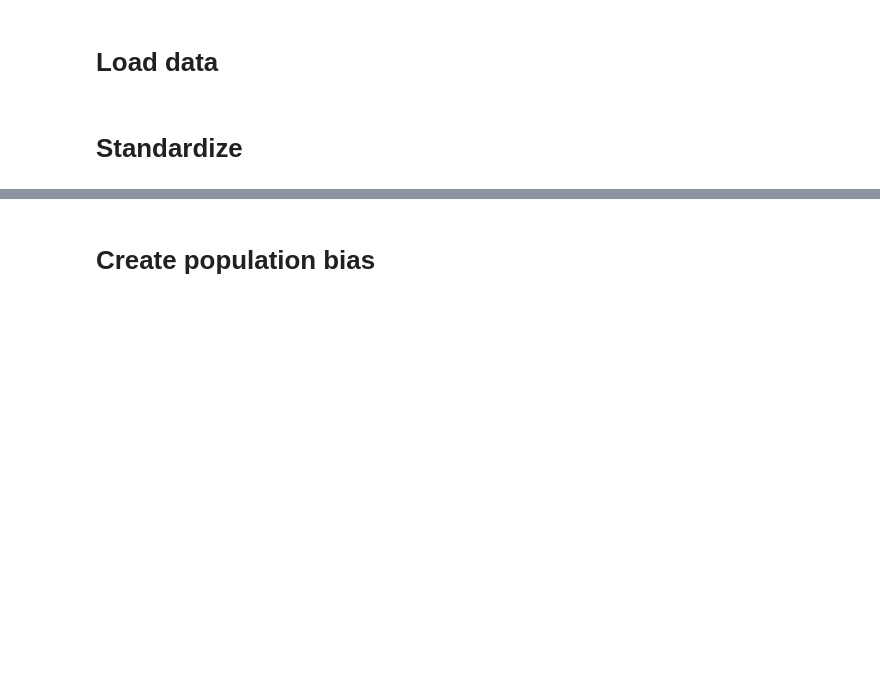
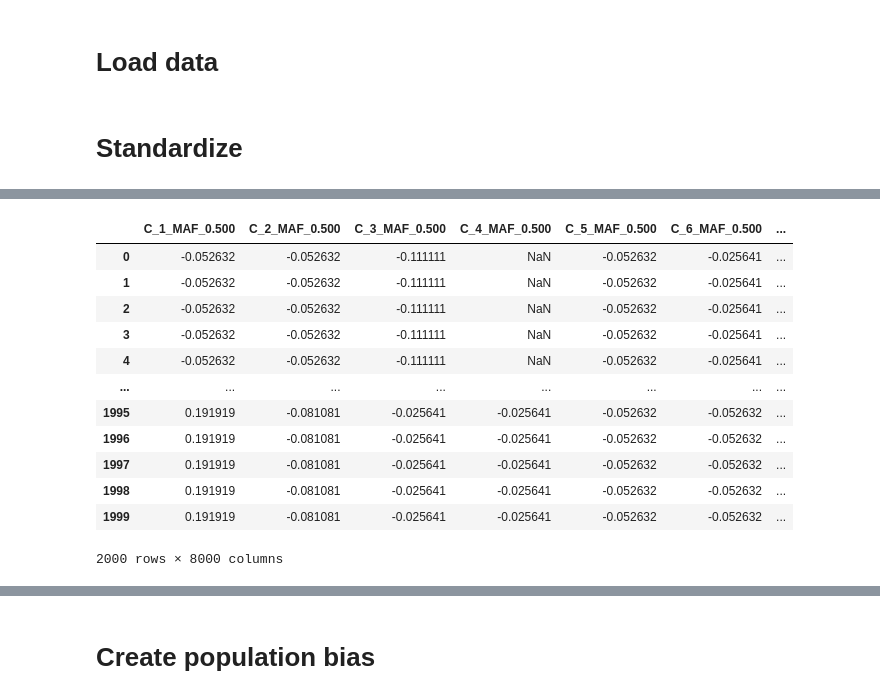
Before and after one commit to mat2m10/chasm, a Jupyter notebook: notebooks/coalescence_simulation_notebooks/Proof_of_Concept.ipynb, the cells around one changed output, grey strips where cells are left out. Drawn from its saved outputs; the diff is of its cells as text; code cells hidden in the pictures; blank space fills up the shorter version.

```diff
--- a/notebooks/coalescence_simulation_notebooks/Proof_of_Concept.ipynb
+++ b/notebooks/coalescence_simulation_notebooks/Proof_of_Concept.ipynb
@@ -45,0 +80,24 @@ geno_corr_std = geno_corr_std/hetaf_tot**0.5
+# %%
+p = majaf + 0.5 * hetaf
+q = minaf + 0.5 * hetaf
+
+H_obs = hetaf
+H_exp = 2 * p * q
+# %%
+F = 1 - (H_obs / H_exp)
+# %%
+F
+# %% [output]
+|  | C_1_MAF_0.500 | C_2_MAF_0.500 | C_3_MAF_0.500 | C_4_MAF_0.500 | C_5_MAF_0.500 | C_6_MAF_0.500 | ... |
+| 0 | -0.052632 | -0.052632 | -0.111111 | NaN | -0.052632 | -0.025641 | ... |
+| 1 | -0.052632 | -0.052632 | -0.111111 | NaN | -0.052632 | -0.025641 | ... |
+| 2 | -0.052632 | -0.052632 | -0.111111 | NaN | -0.052632 | -0.025641 | ... |
+| 3 | -0.052632 | -0.052632 | -0.111111 | NaN | -0.052632 | -0.025641 | ... |
+| 4 | -0.052632 | -0.052632 | -0.111111 | NaN | -0.052632 | -0.025641 | ... |
+| ... | ... | ... | ... | ... | ... | ... | ... |
+| 1995 | 0.191919 | -0.081081 | -0.025641 | -0.025641 | -0.052632 | -0.052632 | ... |
+| 1996 | 0.191919 | -0.081081 | -0.025641 | -0.025641 | -0.052632 | -0.052632 | ... |
+| 1997 | 0.191919 | -0.081081 | -0.025641 | -0.025641 | -0.052632 | -0.052632 | ... |
+| 1998 | 0.191919 | -0.081081 | -0.025641 | -0.025641 | -0.052632 | -0.052632 | ... |
+| 1999 | 0.191919 | -0.081081 | -0.025641 | -0.025641 | -0.052632 | -0.052632 | ... |
+2000 rows × 8000 columns
```
Also changed, not shown: parts of 6 cells of this notebook, 1 other file.
